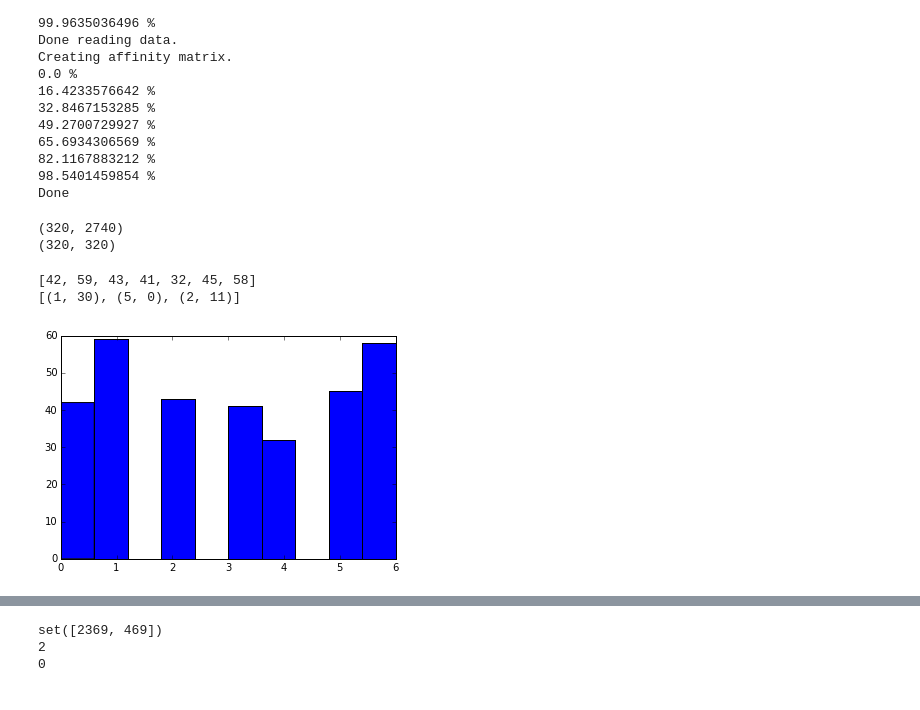
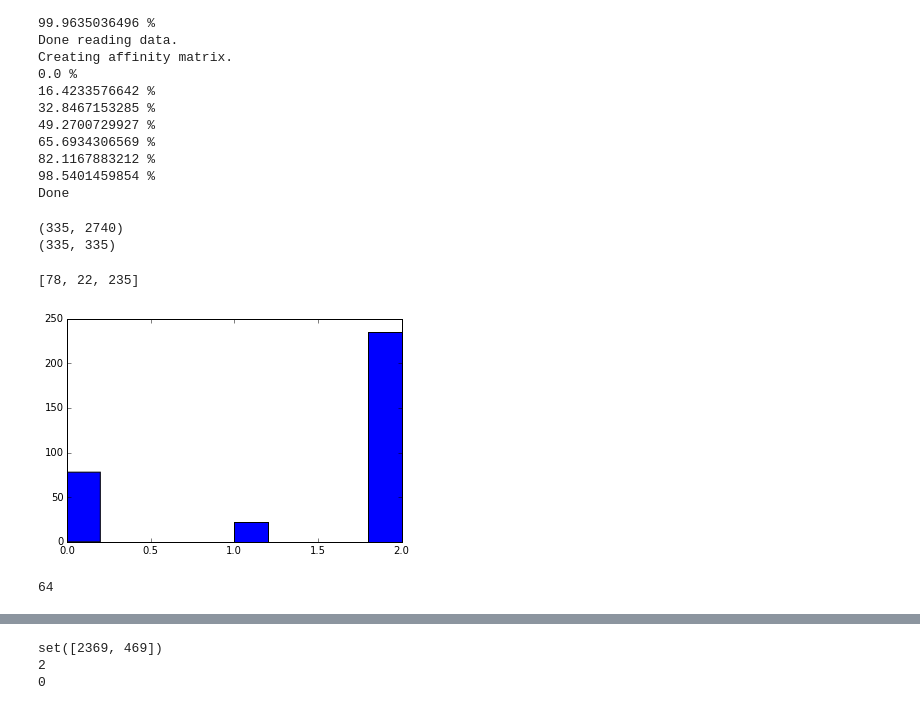
Before and after one commit to mzw4/jyupitertime, a Jupyter notebook: comp1/CS 5786 Comp 1 - JAC part 2.ipynb, the cells around one changed output, grey strips where cells are left out. Saved outputs shown, nothing was run; the diff lists cells and outputs as text; code cells hidden in the pictures.

```diff
--- a/comp1/CS 5786 Comp 1 - JAC part 2.ipynb
+++ b/comp1/CS 5786 Comp 1 - JAC part 2.ipynb
@@ -260,20 +258,28 @@ Creating affinity matrix.
 98.5401459854 %
 Done
 # %%
+n = 1
+remaining = predicted_label_inv_idx[n]
+remaining.extend(to_relabel)
 speech_graph_copy_trimmed = speech_graph[sorted(remaining),:]
 print speech_graph_copy_trimmed.shape
 speech_graph_copy_trimmed = speech_graph_copy_trimmed[:,sorted(remaining)]
 print speech_graph_copy_trimmed.shape
 # %% [output]
-(320, 2740)
-(320, 320)
+(335, 2740)
+(335, 335)
 # %%
-n_clusters = 7
+n_clusters = 3
 spectral_labels = cluster.spectral_clustering(speech_graph_copy_trimmed, n_clusters=n_clusters)
 plt.hist(spectral_labels, bins=10)
 print [list(spectral_labels).count(i) for i in range(n_clusters)]
-print [(spectral_labels[remaining.index(i)],i) for i in actual_debates.values() if i in remaining_set]
+#print [(spectral_labels[remaining.index(i)],i) for i in actual_debates.values() if i in remaining_set]
 # %% [output]
-[42, 59, 43, 41, 32, 45, 58]
-[(1, 30), (5, 0), (2, 11)]
+[78, 22, 235]
-[figure, old version]
+[figure, new version]
+# %%
+#to_relabel = json.load(open('to_relabel.json'))
+#predicted_label_inv_idx = json.load(open('predicted_label_inv_idx.json'))
+print len(to_relabel)
+# %% [output]
+64
```
Also changed, not shown: parts of 14 cells of this notebook.
